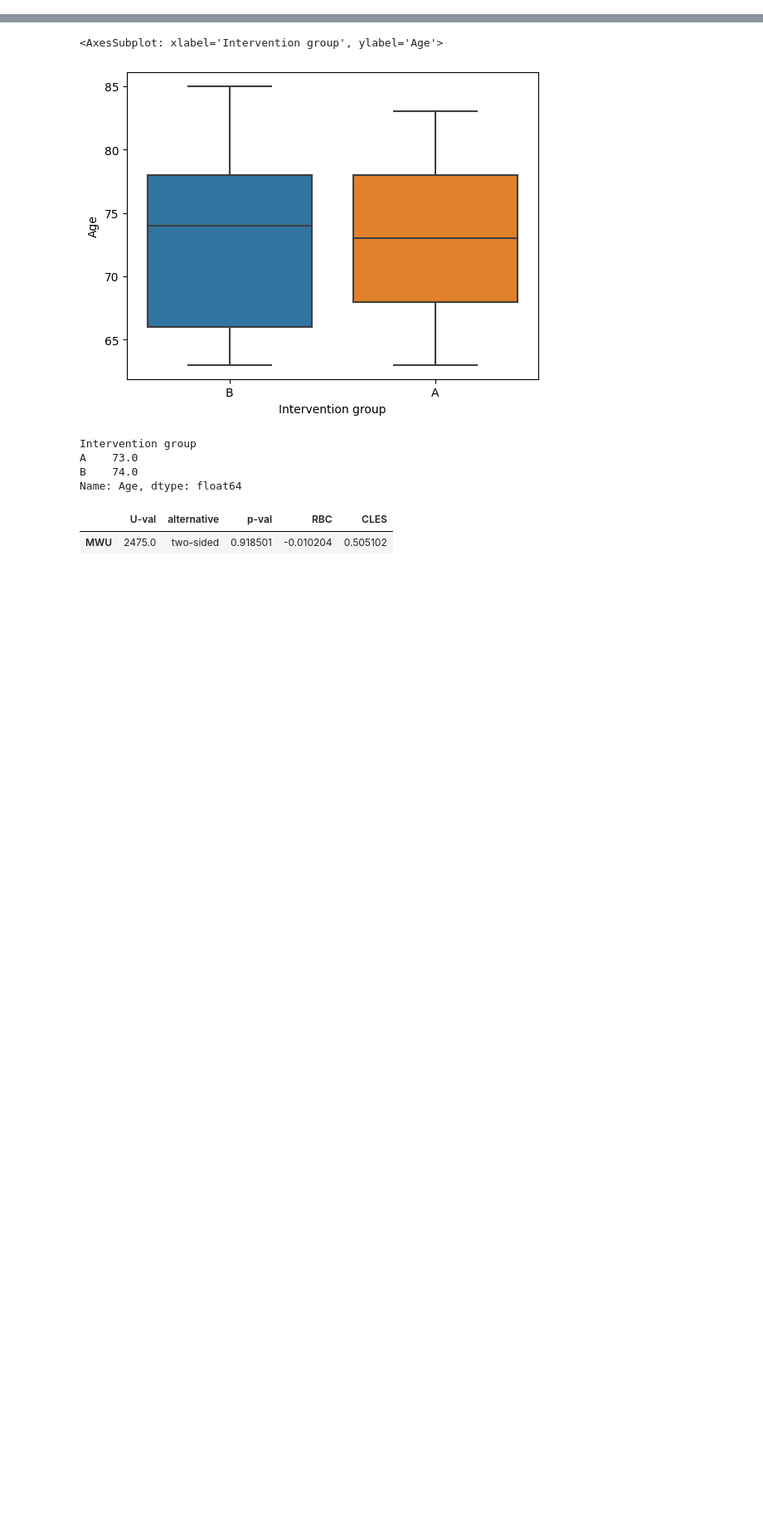
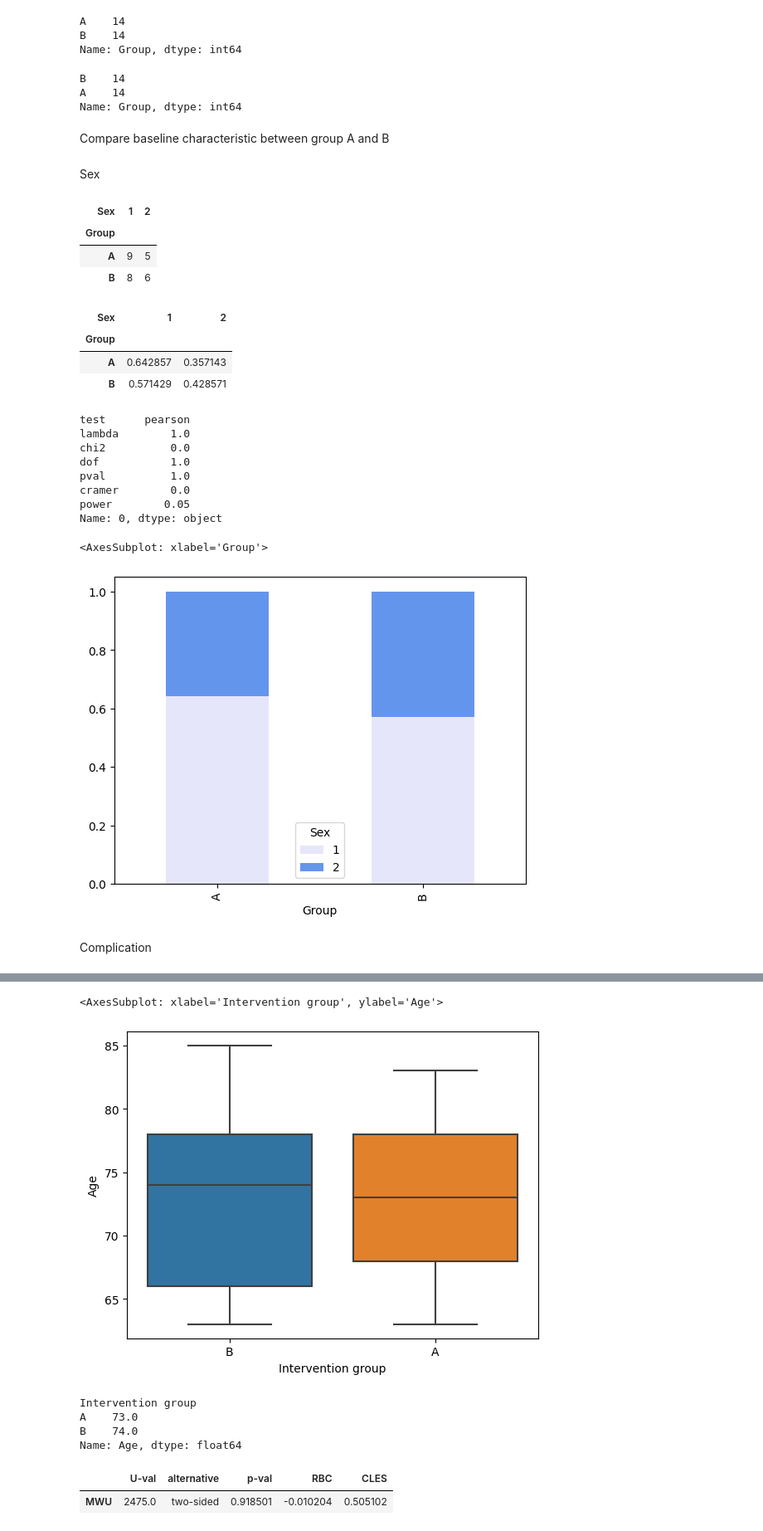
Before and after one commit to CG24hr/Flowstateofmind, a Jupyter notebook: Data/TopPain.ipynb, the cells around one changed output, grey strips where cells are left out. Shown at 83% size. Cells and saved outputs as stored; diff of their text form; code cells hidden in the pictures; blank space fills up the shorter version.

```diff
--- a/Data/TopPain.ipynb
+++ b/Data/TopPain.ipynb
@@ -43,0 +48,4 @@ print(xls.sheet_names)
+# %%
+baseline = xls.parse('Sheet6')
+baseline = baseline.iloc[:, :4]
+baseline.head()
@@ -43,0 +59,54 @@ print(xls.sheet_names)
+# %%
+baseline['Group'] = baseline['Group'].astype('category')
+baseline['Sex'] = baseline['Sex'].astype('category')
+baseline['Complication'] = baseline['Complication'].astype('category')
+baseline['Group'].value_counts()
+# %% [output]
+A    14
+B    14
+Name: Group, dtype: int64
+# %%
+baseline['Group'] = np.where(baseline['Group'].str.contains('A'), 'A', 'B')
+baseline['Group'].value_counts()
+# %% [output]
+B    14
+A    14
+Name: Group, dtype: int64
+# %% [markdown]
+Compare baseline characteristic between group A and B
+# %% [markdown]
+Sex
+# %%
+sex = baseline.groupby('Group')['Sex'].value_counts(normalize = False).unstack()
+sex
+# %% [output]
+| Sex | 1 | 2 |
+| Group |  |  |
+| A | 9 | 5 |
+| B | 8 | 6 |
+# %%
+sex = baseline.groupby('Group')['Sex'].value_counts(normalize = True).unstack()
+sex
+# %% [output]
+| Sex | 1 | 2 |
+| Group |  |  |
+| A | 0.642857 | 0.357143 |
+| B | 0.571429 | 0.428571 |
+# %%
+expected, observed, stats = pg.chi2_independence(data = baseline, x = 'Group', y = 'Sex')
+print(stats.iloc[0])
+sex = baseline.groupby('Group')['Sex'].value_counts(normalize = True).unstack()
+sex.plot(kind = 'bar', stacked = True, color = ['lavender', 'cornflowerblue', 'navy'])
+# %% [output]
+test      pearson
+lambda        1.0
+chi2          0.0
+dof           1.0
+pval          1.0
+cramer        0.0
+power        0.05
+Name: 0, dtype: object
+<AxesSubplot: xlabel='Group'>
+[figure, added]
+# %% [markdown]
+Complication
```
Also changed, not shown: parts of 24 cells of this notebook, 12 other files.
